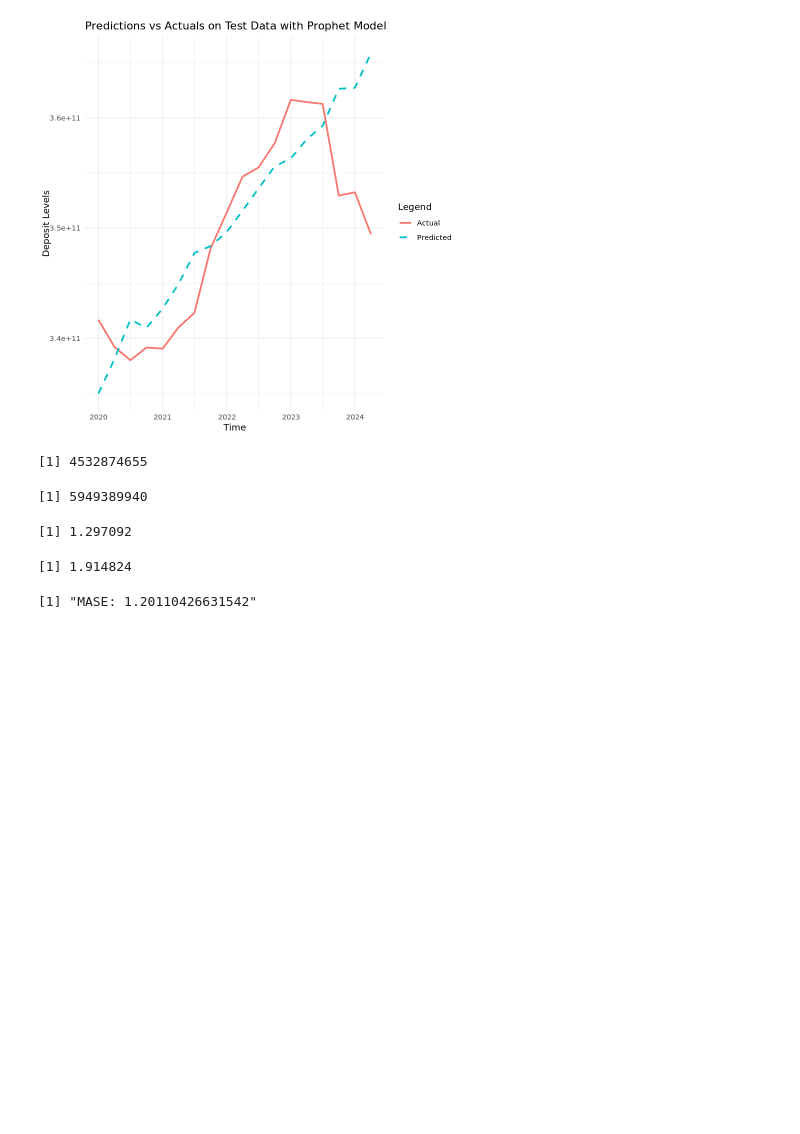
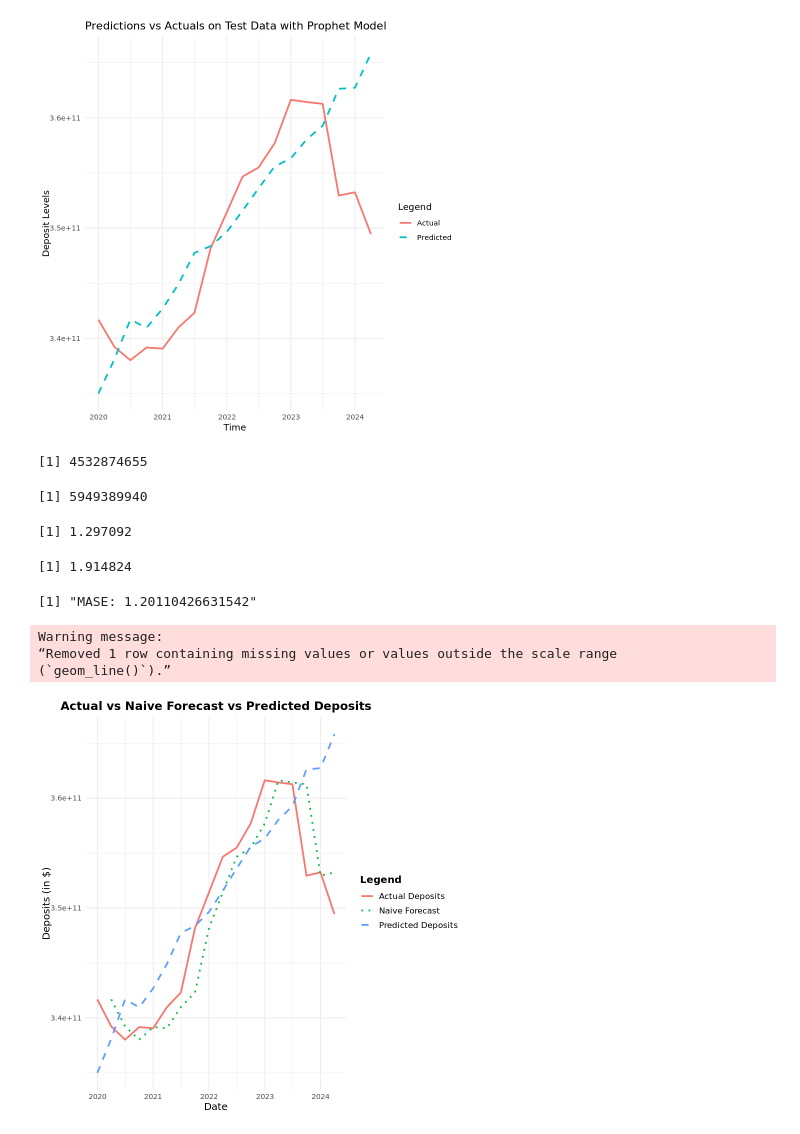
Before and after one commit to nzarama-kouadio/DUKE_MIDS_QFC_Final_Project, a Jupyter notebook: model_prediction/prophet_model.ipynb, the cells around one changed output. Saved outputs shown, nothing was run; the diff lists cells and outputs as text; code cells hidden in the pictures; blank space fills up the shorter version.

```diff
--- a/model_prediction/prophet_model.ipynb
+++ b/model_prediction/prophet_model.ipynb
@@ -1079,3 +1079,39 @@ mase_result <- mase(y_train, y_test, y_preds)
 print(paste("MASE:", mase_result))
 # %% [output]
 [1] "MASE: 1.20110426631542"
+# %%
+ # Calculate naive forecast
+naive_forecast <- c(NA, head(test_data_2$y, -1))  # Shift y_test by one step for naive forecast
+
+# Create a data frame for plotting
+naive_vs_model <- data.frame(
+  Date = test_data_2$ds,  # Dates from test data
+  Actual_Deposits = test_data_2$y,  # Actual deposit values
+  Naive_Forecast = naive_forecast,  # Naive forecast values
+  Predicted_Deposits = prediction_test_results_2$yhat  # Predicted deposit values
+)
+
+# Plot the data
+library(ggplot2)
+ggplot(naive_vs_model, aes(x = Date)) +
+  geom_line(aes(y = Actual_Deposits, color = "Actual Deposits"), size = 1) +  # Line for actual deposits
+  geom_line(aes(y = Naive_Forecast, color = "Naive Forecast"), size = 1, linetype = "dotted") +  # Dotted line for naive forecast
+  geom_line(aes(y = Predicted_Deposits, color = "Predicted Deposits"), size = 1, linetype = "dashed") +  # Dashed line for model predictions
+  labs(
+    title = "Actual vs Naive Forecast vs Predicted Deposits",
+    x = "Date",
+    y = "Deposits (in $)",
+    color = "Legend"
+  ) +
+  theme_minimal() +
+  theme(
+    plot.title = element_text(hjust = 0.5, size = 14, face = "bold"),
+    axis.title = element_text(size = 12),
+    legend.title = element_text(size = 12, face = "bold"),
+    legend.text = element_text(size = 10)
+  )
+# %% [output]
+Warning message:
+“Removed 1 row containing missing values or values outside the scale range
+(`geom_line()`).”
+[figure, added]
```
